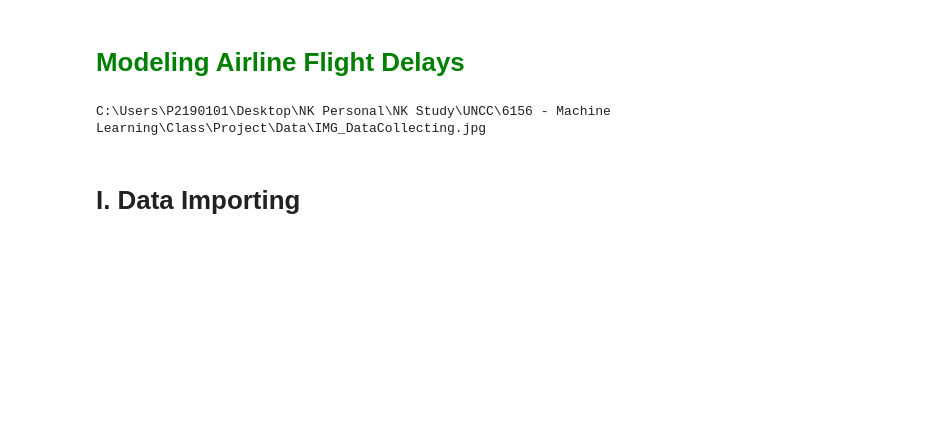
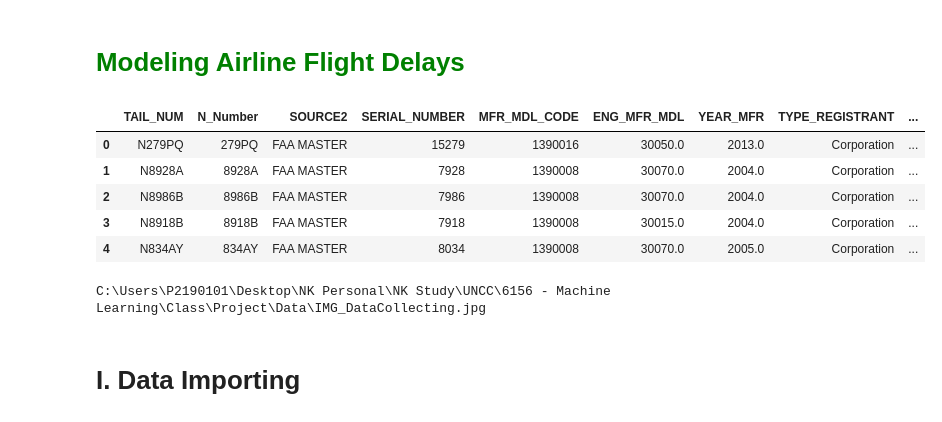
Before and after one commit to nityanandkore/6156-ML-Final-Project, a Jupyter notebook: Final_Project_04_NK.ipynb, the cells around one changed output. Saved outputs shown, nothing was run; the diff lists cells and outputs as text; code cells hidden in the pictures; blank space fills up the shorter version.

```diff
--- a/Final_Project_04_NK.ipynb
+++ b/Final_Project_04_NK.ipynb
@@ -5,8 +5,18 @@
 # %%
 https://drive.google.com/drive/folders/16EjxNzXNpmF-AcNQdkHxGLcrsSv0OEq3?usp=sharing
 # %%
-url = 'https://drive.google.com/uc?id=0B6GhBwm5vaB2ekdlZW5WZnppb28'
+import pandas as pd
+url = 'https://drive.google.com/uc?id=1LBKAU9JwmEc5UmDLWEOq-2Ntm9TXEOsZ' #'https://drive.google.com/uc?id=0B6GhBwm5vaB2ekdlZW5WZnppb28'
 dfs = pd.read_csv(url)
+
+dfs.head()
+# %% [output]
+|  | TAIL_NUM | N_Number | SOURCE2 | SERIAL_NUMBER | MFR_MDL_CODE | ENG_MFR_MDL | YEAR_MFR | TYPE_REGISTRANT | ... |
+| 0 | N279PQ | 279PQ | FAA MASTER | 15279 | 1390016 | 30050.0 | 2013.0 | Corporation | ... |
+| 1 | N8928A | 8928A | FAA MASTER | 7928 | 1390008 | 30070.0 | 2004.0 | Corporation | ... |
+| 2 | N8986B | 8986B | FAA MASTER | 7986 | 1390008 | 30070.0 | 2004.0 | Corporation | ... |
+| 3 | N8918B | 8918B | FAA MASTER | 7918 | 1390008 | 30015.0 | 2004.0 | Corporation | ... |
+| 4 | N834AY | 834AY | FAA MASTER | 8034 | 1390008 | 30070.0 | 2005.0 | Corporation | ... |
 # %%
 # import libraries
 import os
```
Also changed, not shown: parts of 8 cells of this notebook.
